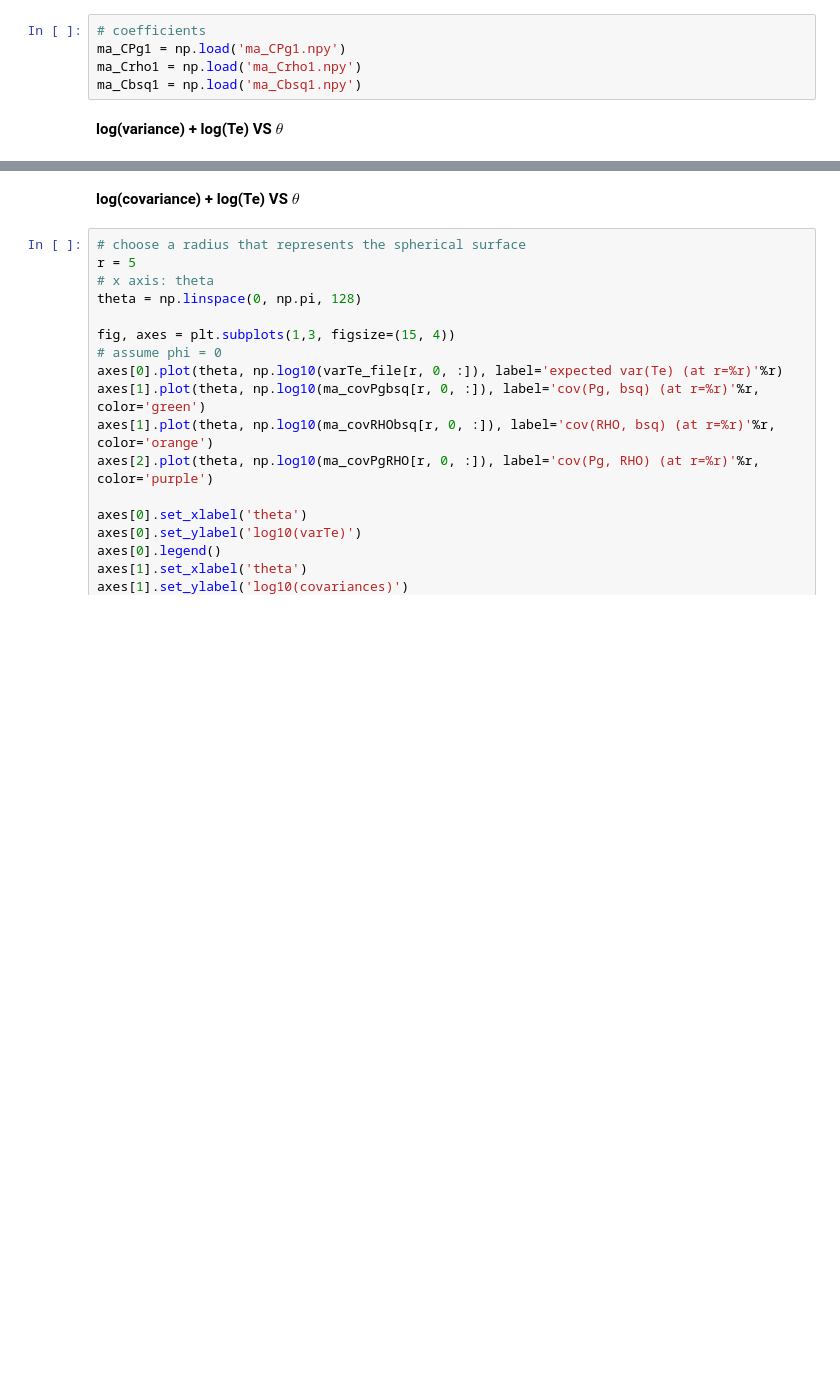
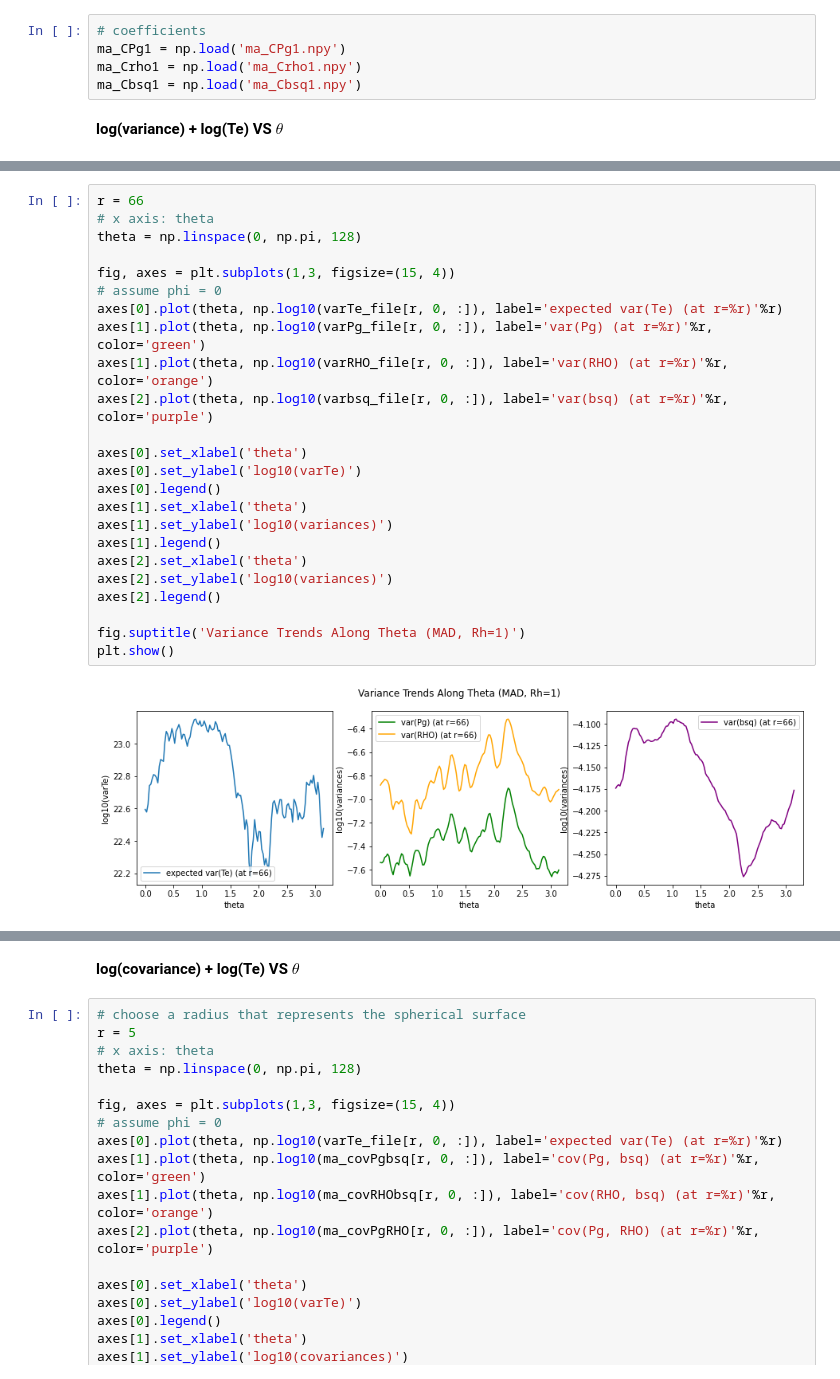
Before and after one commit to jlmaurora233/GRMHD, a Jupyter notebook: variance_coeff_vs_theta_plots.ipynb, the cells around one changed output, grey strips where cells are left out. Cells and saved outputs as stored; diff of their text form; blank space fills up the shorter version.

```diff
--- a/variance_coeff_vs_theta_plots.ipynb
+++ b/variance_coeff_vs_theta_plots.ipynb
@@ -56,2 +90,28 @@ ma_Cbsq1 = np.load('ma_Cbsq1.npy')
+# %%
+r = 66
+# x axis: theta
+theta = np.linspace(0, np.pi, 128)
+
+fig, axes = plt.subplots(1,3, figsize=(15, 4))
+# assume phi = 0
+axes[0].plot(theta, np.log10(varTe_file[r, 0, :]), label='expected var(Te) (at r=%r)'%r)
+axes[1].plot(theta, np.log10(varPg_file[r, 0, :]), label='var(Pg) (at r=%r)'%r, color='green')
+axes[1].plot(theta, np.log10(varRHO_file[r, 0, :]), label='var(RHO) (at r=%r)'%r, color='orange')
+axes[2].plot(theta, np.log10(varbsq_file[r, 0, :]), label='var(bsq) (at r=%r)'%r, color='purple')
+
+axes[0].set_xlabel('theta')
+axes[0].set_ylabel('log10(varTe)')
+axes[0].legend()
+axes[1].set_xlabel('theta')
+axes[1].set_ylabel('log10(variances)')
+axes[1].legend()
+axes[2].set_xlabel('theta')
+axes[2].set_ylabel('log10(variances)')
+axes[2].legend()
+
+fig.suptitle('Variance Trends Along Theta (MAD, Rh=1)')
+plt.show()
+# %% [output]
+[figure, added]
 # %%
 # choose a radius that represents the spherical surface
```
Also changed, not shown: parts of 45 cells of this notebook.
